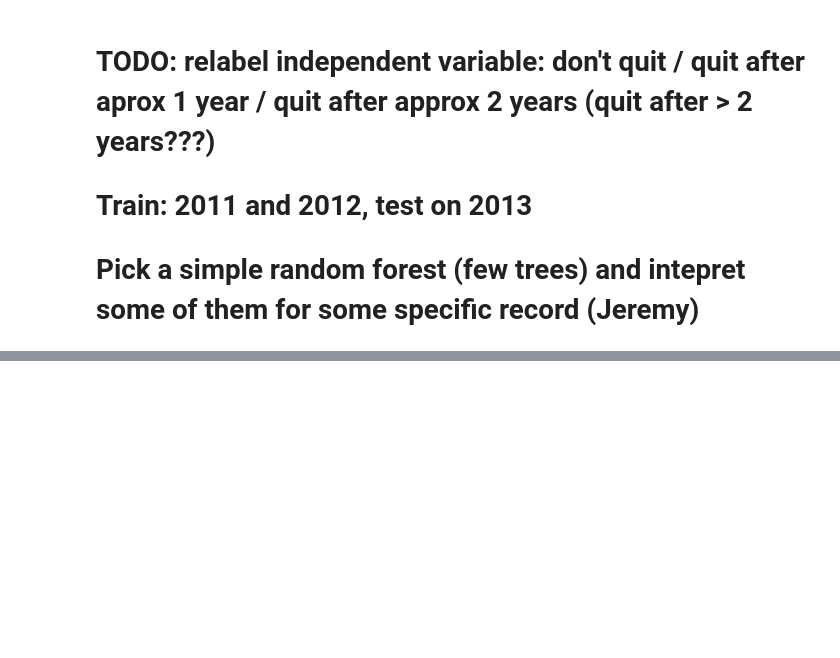
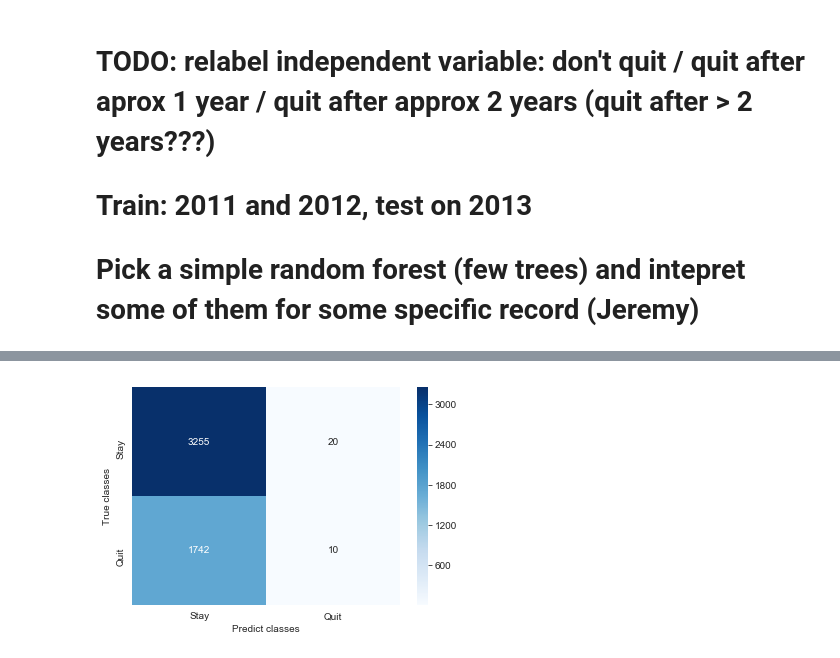
Before and after one commit to anhquan0412/pandas_practice, a Jupyter notebook: retention_ml.ipynb, the cells around one changed output, grey strips where cells are left out. Saved outputs shown, nothing was run; the diff lists cells and outputs as text; code cells hidden in the pictures; blank space fills up the shorter version.

```diff
--- a/retention_ml.ipynb
+++ b/retention_ml.ipynb
@@ -118,0 +296,6 @@ Timestamp('2014-11-12 00:00:00')
+# %%
+y_pred,y_prob = rf.predict(X_test),rf.predict_proba(X_test)
+# %%
+plot_confusion_matrix(y_test,y_pred)
+# %% [output]
+[figure, added]
```
Also changed, not shown: parts of 36 cells of this notebook.
